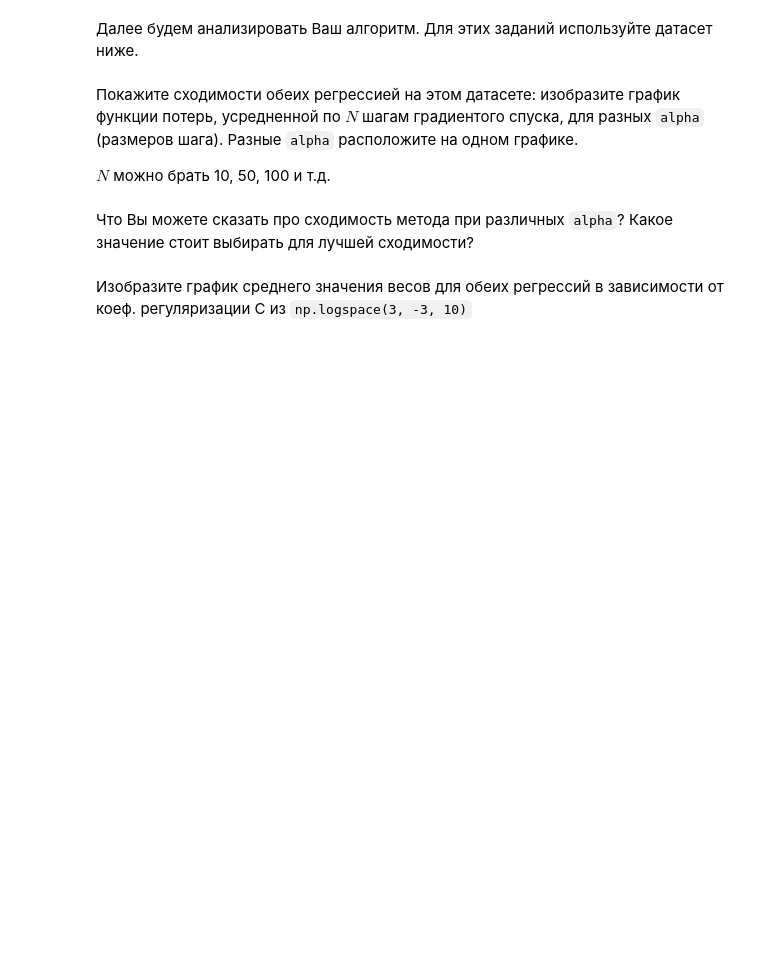
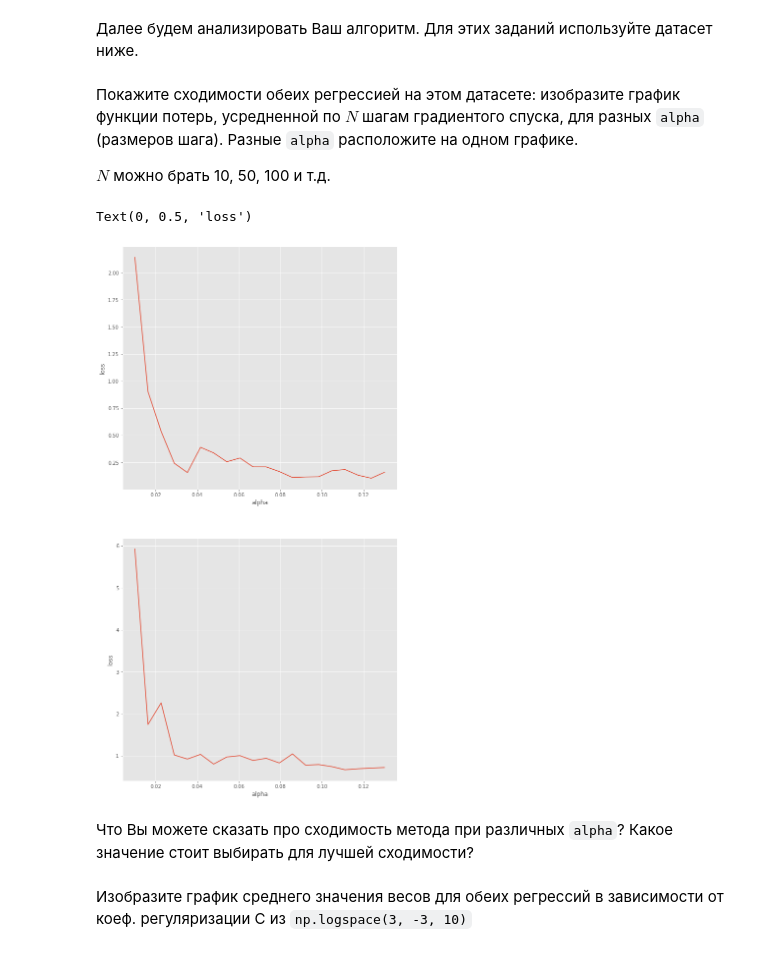
Before and after one commit to bulatko/msu_dm1, a Jupyter notebook: hw2/hw2.ipynb, the cells around one changed output. Saved outputs shown, nothing was run; the diff lists cells and outputs as text; code cells hidden in the pictures; blank space fills up the shorter version.

```diff
--- a/hw2/hw2.ipynb
+++ b/hw2/hw2.ipynb
@@ -556,3 +536,33 @@ $N$ можно брать 10, 50, 100 и т.д.
+# %%
+## Your Code Here
+fig, axis = plt.subplots(2, figsize=(10, 20))
+samples = X.shape[0]
+N = 10
+bs = samples // N
+length = 20
+x = np.linspace(0.01, 0.13, length)
+y_lin = np.zeros(x.shape)
+y_log = np.zeros(x.shape)
+i = 0
+for alpha in x:
+    clf = MySGDClassifier(batch_generator, alpha=alpha, batch_size=bs)
+    res = clf.fit(X, y)
+    loss = np.mean(res.errors_log['loss'])
+    y_lin[i] = loss
+    clf = MySGDClassifier(batch_generator, alpha=alpha, batch_size=bs, model_type='log_reg')
+    res = clf.fit(X, y)
+    loss = np.mean(res.errors_log['loss'])
+    y_log[i] = loss
+    i += 1
+axis[0].plot(x, y_lin)
+axis[1].plot(x, y_log)
+axis[0].set_xlabel("alpha")
+axis[1].set_xlabel("alpha")
+axis[0].set_ylabel("loss")
+axis[1].set_ylabel("loss")
+# %% [output]
+Text(0, 0.5, 'loss')
+[figure, added]
 # %% [markdown]
 Что Вы можете сказать про сходимость метода при различных `alpha`? Какое значение стоит выбирать для лучшей сходимости?
 # %% [markdown]
```
Also changed, not shown: parts of 28 cells of this notebook, 8 other files.
